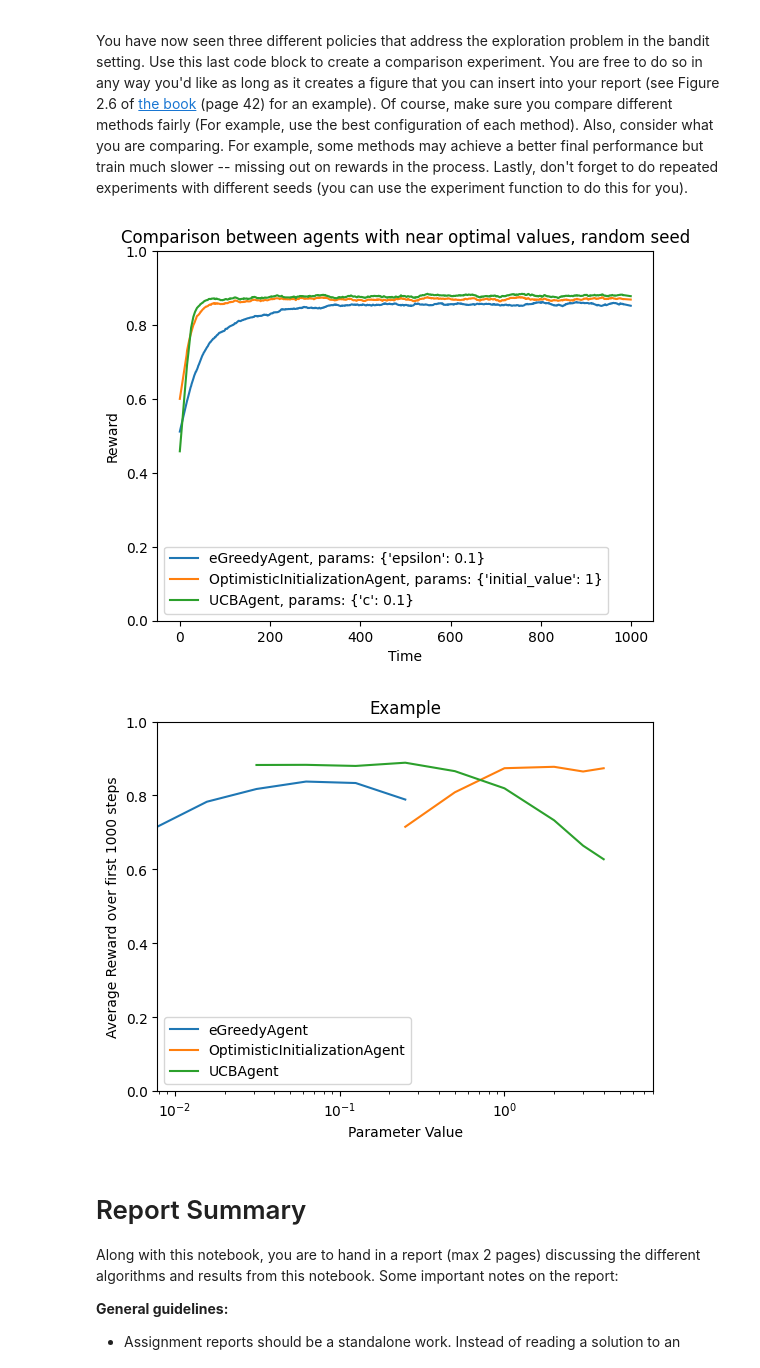
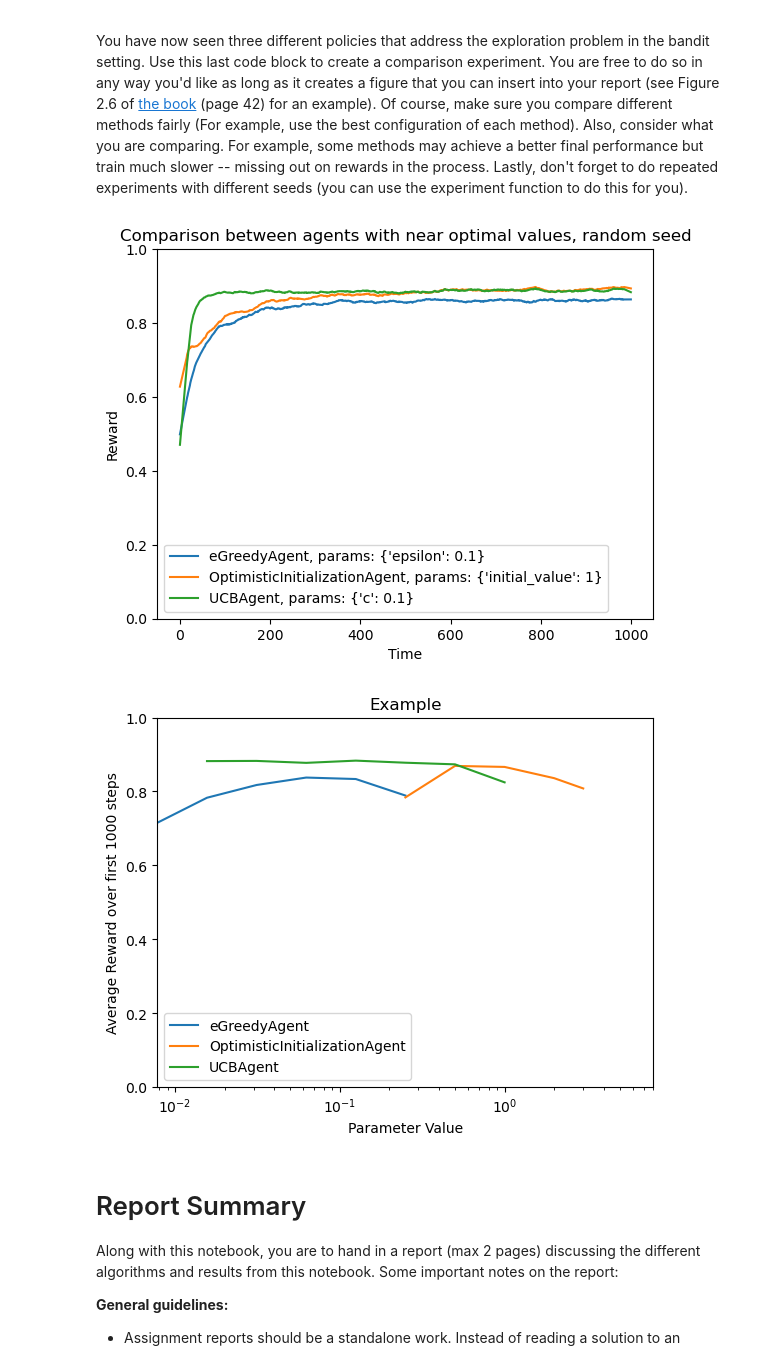
Before and after one commit to joonhaim/intro-to-reinforcement-learning, a Jupyter notebook: Group_4_RL_Bachelor_Assignment_1A.ipynb, the cells around one changed output. Drawn from its saved outputs; the diff is of its cells as text; code cells hidden in the pictures.

```diff
--- a/Group_4_RL_Bachelor_Assignment_1A.ipynb
+++ b/Group_4_RL_Bachelor_Assignment_1A.ipynb
@@ -447,9 +447,9 @@ class OptimisticInitializationAgent(Agent):
 
     def update_Q(self, action, observed_reward):
         """ After performing actions, update our current knowledge """
-        #a = 0.1
-        #self.Q[action] = self.Q[action] + a * (observed_reward - self.Q[action])
-        self.Q[action] = self.Q[action] + 1 / self.n[action] * (observed_reward - self.Q[action])
+        a = 0.1
+        self.Q[action] = self.Q[action] + a * (observed_reward - self.Q[action])
+        # self.Q[action] = self.Q[action] + 1 / self.n[action] * (observed_reward - self.Q[action])
 
 
 initial_values = [0.1, 0.5, 0.7, 1] # <--- Think of reasonable values to test here
@@ -511,7 +511,7 @@ class UCBAgent(Agent):
 
         self.Q[action] = self.Q[action] + 1 / self.n[action] * (observed_reward - self.Q[action])
 
-c_list = [0.01, 0.05, 0.1, 0.25, 0.5, 1.0]
+c_list = [0.01]
 
 plot = LearningCurvePlot("UCB Agent with varying c values")
 for c in c_list:
@@ -533,40 +533,40 @@ c_value = 0.1
 initial_value = 1
 epsilon = 0.1
 plot = LearningCurvePlot("Comparison between agents with near optimal values, random seed")
-seed = np.random.randint(0, 2**32)
+seed = np.random.randint(0, 2**31-1)
 
 agents = [
     (eGreedyAgent, {"epsilon": epsilon}),
     (OptimisticInitializationAgent, {"initial_value": initial_value}),
     (UCBAgent, {"c": c_value}),
 ]
 
 plot2 = ParamRangePlot("Example")
 epsilon_values = [1/128, 1/64, 1/32, 1/16, 1/8, 1/4]
-oi_values = [1/4, 1/2, 1, 2, 3, 4]
-c_values = [1/32, 1/16, 1/8, 1/4, 1/2, 1, 2, 3, 4]
+oi_values = [1/4, 1/2, 1, 2, 3]
+c_values = [1/64, 1/32, 1/16, 1/8, 1/4, 1/2, 1]
 
 agents2 = [
     (eGreedyAgent, "epsilon", epsilon_values, {"epsilon": epsilon}),
     (OptimisticInitializationAgent, "initial_value", oi_values, {"initial_value": initial_value}),
     (UCBAgent, "c", c_values, {"c": c_value})
 ]
 
 for agent_class, param_name, param_values, params in agents2:
   label = f"{agent_class.__name__}, {param_name} values"
   experiment_with_param_ranges(plot2, agent_class, label=f"{agent_class.__name__}", param_name=param_name, param_values=param_values)
 
 for agent_class, params in agents:
     experiment(
         plot,
         agent_class=agent_class,
         label=f"{agent_class.__name__}, params: {params}",
         seed=seed,
         **params,
     )
 # %% [output]
-[figure, old version]
+[figure, new version]
-[figure, old version]
+[figure, new version]
 # %% [markdown]
 # Report Summary
 
```
Also changed, not shown: parts of 4 cells of this notebook.
